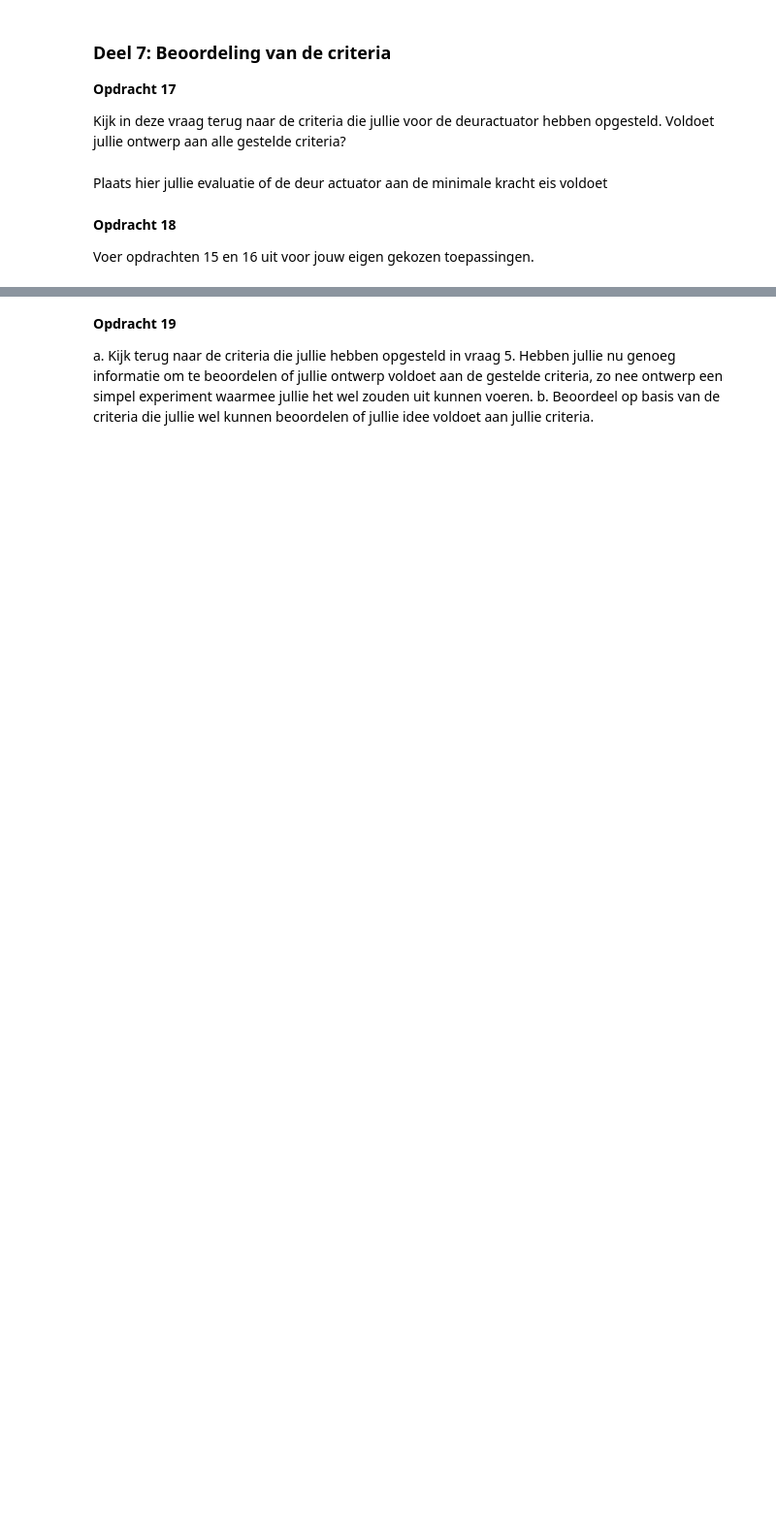
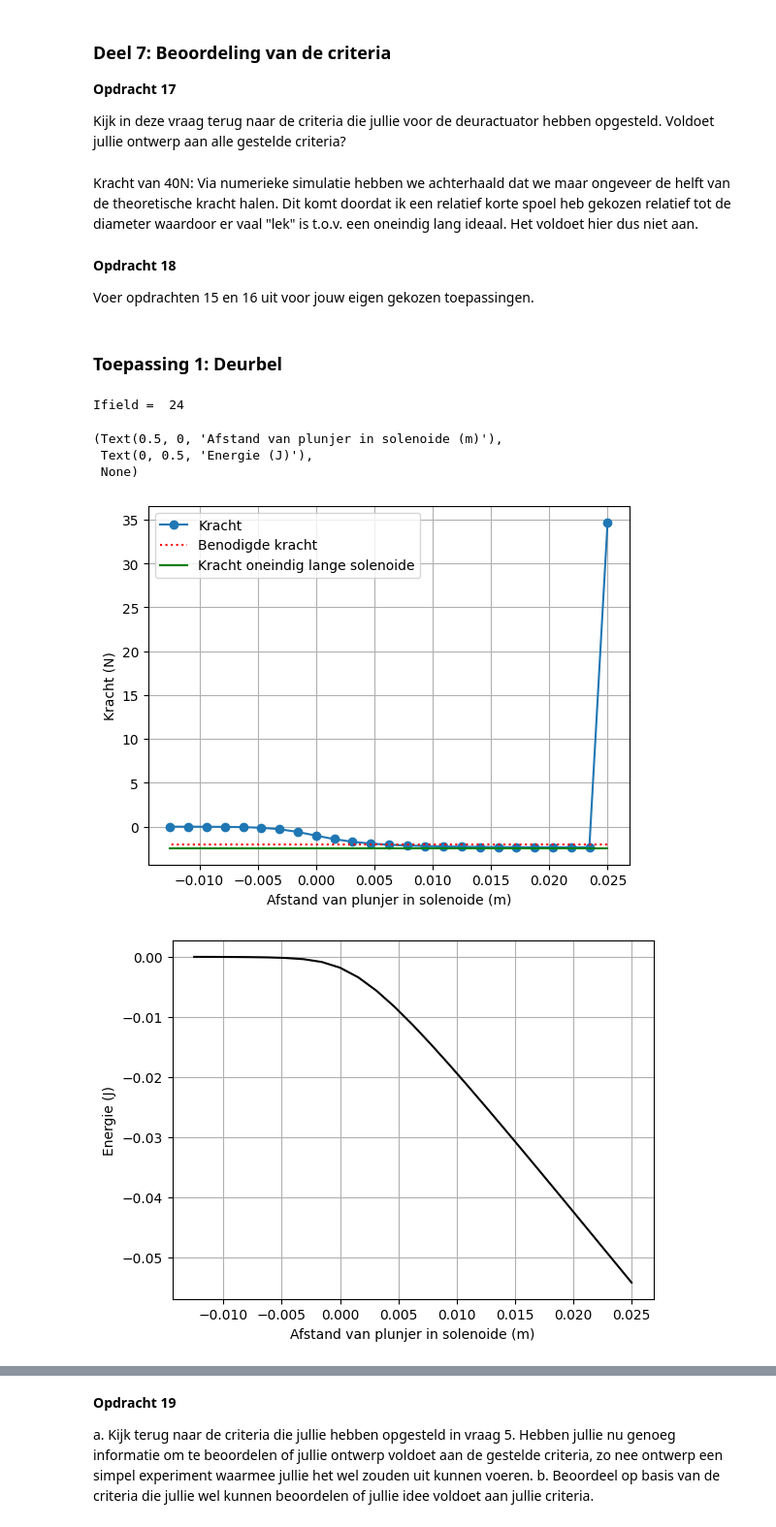
Before and after one commit to Damien025/DEF-Design-Damien, a Jupyter notebook: DigitaleOntwerpopdrachten/2KrachtactuatorOpdracht/KrachtactuatorOpdracht.ipynb, the cells around one changed output, grey strips where cells are left out. Shown at 97% size. Drawn from its saved outputs; the diff is of its cells as text; code cells hidden in the pictures; blank space fills up the shorter version.

```diff
--- a/DigitaleOntwerpopdrachten/2KrachtactuatorOpdracht/KrachtactuatorOpdracht.ipynb
+++ b/DigitaleOntwerpopdrachten/2KrachtactuatorOpdracht/KrachtactuatorOpdracht.ipynb
@@ -582,12 +603,78 @@ NameError: name 'mu_0' is not defined
 
 Kijk in deze vraag terug naar de criteria die jullie voor de deuractuator hebben opgesteld. Voldoet jullie ontwerp aan alle gestelde criteria?
 # %% [markdown]
-Plaats hier jullie evaluatie of de deur actuator aan de minimale kracht eis voldoet
+Kracht van 40N:
+Via numerieke simulatie hebben we achterhaald dat we maar ongeveer de helft van de theoretische kracht halen. Dit komt doordat ik een relatief korte spoel heb gekozen relatief tot de diameter waardoor er vaal "lek" is t.o.v. een oneindig lang ideaal. Het voldoet hier dus niet aan.
 # %% [markdown]
 **Opdracht 18**
 
 Voer opdrachten 15 en 16 uit voor jouw eigen gekozen toepassingen.
+# %% [markdown]
+### Toepassing 1: Deurbel
 # %%
-###
-###Jullie code hier###
-###
+
+r_sol = 0.005
+L_sol = 0.05
+N = 100
+N_repeats = 5000
+I_D = 0.5
+
+# Oorsprong:
+r_origin = np.array([0, 0, 0])
+
+x_D, y_D, z_D = parametrisatie(N_repeats, r_sol, N, L_sol)
+
+# dl zijn kleine "stapjes" langs de draad: We weten voor N punten de x, y en z coordinaten.
+# we kunnen de "dl" simpelweg berekenen door langs de draad te stappen voor alle N unten
+
+dl_array = np.zeros((N_repeats-1, 3)) # Weer 'n 3D matrix -> Voor de dl
+r_source = np.zeros((N_repeats-1, 3)) # Voor de locaties zelf
+
+for n in range(N_repeats - 1):
+    dl_array[n] = [x_D[n+1]-x_D[n], y_D[n+1]-y_D[n], z_D[n+1]-z_D[n]] # Dit trekt de x,y,z coordinaat van n af van n+1
+    r_source[n] = [x_D[n], y_D[n], z_D[n]]
+
+# Nu hebben we dus een array met alle dl's, met de positie zelf
+
+n_ax=25
+z_ax=np.linspace(0, 1.5*L_sol/2, n_ax)
+H_ax=np.zeros((n_ax,1))
+
+for i_field in range(n_ax):
+    print(f"\rIfield =  {i_field}", end="") # Print welk element van het veld nu berekend wordt.
+    # Bepaal de field coordinate
+    r_field = np.array([0, 0, z_ax[i_field]])
+    Hsimulated=np.array([0,0,0], dtype='float64')
+    for i_source in range(N_repeats-1):
+        # Bepaal dl en r_source en gebruik
+        Hsimulated += field_current_element(r_field, r_source[i_source], dl_array[i_source], I_D)
+
+    # selecting the z-component
+    H_ax[i_field,0]=Hsimulated[2]
+
+mu_0 = np.pi*4*1e-7
+mu_r = 50000
+
+# integrate the field up to point z_p
+Wz=-0.5*np.pi*r_sol**2*np.cumsum(np.flipud(H_ax)*mu_r*mu_0*np.flipud(H_ax))*(z_ax[1] - z_ax[0])
+
+force_analytical = -mu_0*mu_r*np.pi*r_sol**2*N**2*I_D**2/2/L_sol**2 # Kracht uitrekenen numeriek
+force_numerical=np.diff(Wz, n=1, append=[0])/(z_ax[1] - z_ax[0]) # Kracht uitrekenen
+
+# Plotting the results
+plt.figure()
+plt.plot(L_sol/2 - z_ax, np.flipud(force_numerical), '-o', label='Kracht')
+plt.plot(L_sol/2 - z_ax, (-2)*np.ones(n_ax), ':r', label='Benodigde kracht')
+plt.plot(L_sol/2 - z_ax, force_analytical*np.ones(n_ax), '-g', label='Kracht oneindig lange solenoide')
+plt.xlabel('Afstand van plunjer in solenoide (m)'), plt.ylabel('Kracht (N)'), plt.grid(), plt.legend()
+
+plt.figure()
+plt.plot(L_sol/2 - z_ax, np.flipud(Wz), '-k')
+plt.xlabel('Afstand van plunjer in solenoide (m)'), plt.ylabel('Energie (J)'), plt.grid()
+# %% [output]
+Ifield =  24
+(Text(0.5, 0, 'Afstand van plunjer in solenoide (m)'),
+ Text(0, 0.5, 'Energie (J)'),
+ None)
+[figure, added]
+[figure, added]
```
Also changed, not shown: parts of 6 cells of this notebook.
